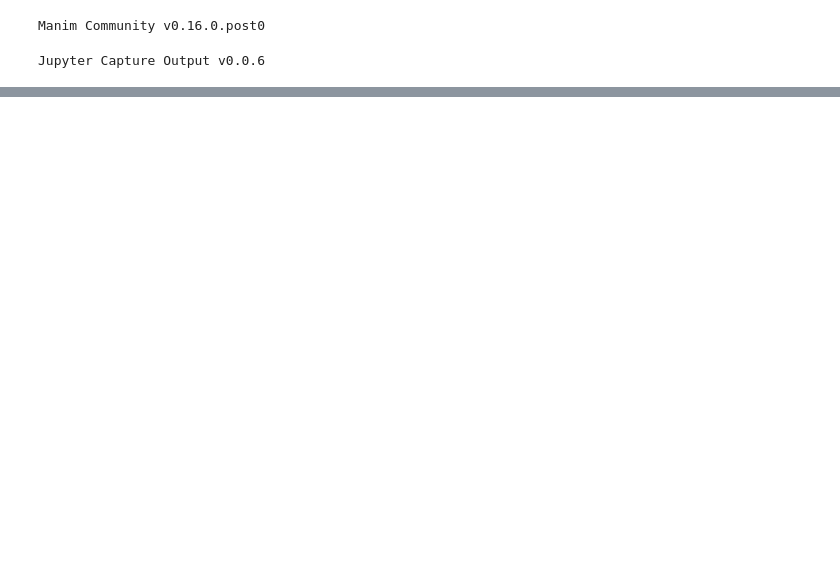
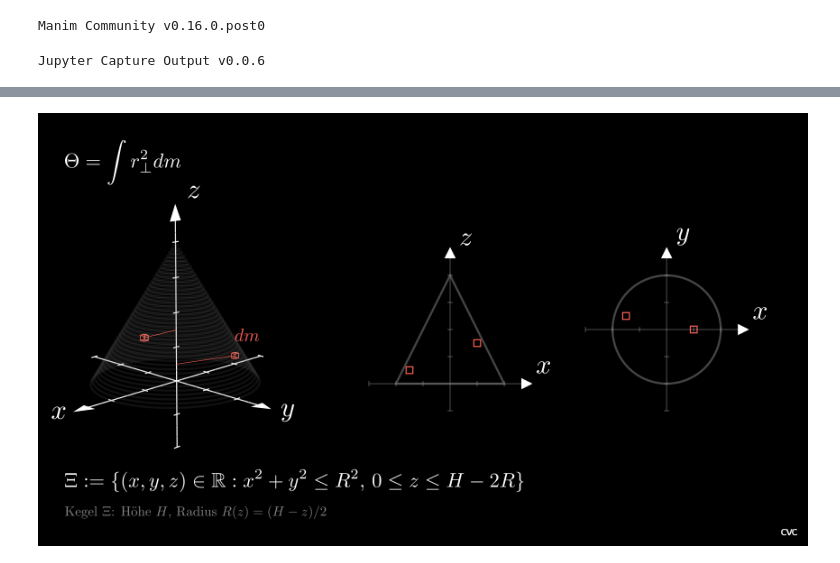
Before and after one commit to CVC97/Physics-Education-Animations, a Jupyter notebook: moment_of_inertia.ipynb, the cells around one changed output, grey strips where cells are left out. Drawn from its saved outputs; the diff is of its cells as text; code cells hidden in the pictures; blank space fills up the shorter version.

Commit message:
All coordinate systems.

```diff
--- a/moment_of_inertia.ipynb
+++ b/moment_of_inertia.ipynb
@@ -41,8 +41,12 @@ class moi_Scene(ThreeDScene):
                     axis = [0, 1, 0], angle = 5*PI/4
                     ).rotate(axis = [1, 0, 0], angle = PI/12).rotate(
                         axis = [0, 1, 0], angle = PI/16
-                        )#.add_coordinates()
+                        )
 
+        x_lab = Tex('$x$', font_size = 64).move_to(CO3D).shift(2*DOWN + 2.75*LEFT)
+        y_lab = Tex('$y$', font_size = 64).move_to(CO3D).shift(2*DOWN + 2.75*RIGHT)
+        z_lab = Tex('$z$', font_size = 64).move_to(CO3D + 0.5*RIGHT).shift(3.3*UP)
+        ax_3D = VGroup(ax, x_lab, y_lab, z_lab)
 
         # Cone
         def cone_circ(z):
@@ -51,9 +55,9 @@ class moi_Scene(ThreeDScene):
 
         cone_circ_list = [cone_circ(z) for z in np.arange(0, 4.01, 0.1)]
 
-
         # Mass-Elements
-        def cone_cube(x, y, z):
+        def cone_cube(pos):
+            x, y, z = pos[0], pos[1], pos[2]
             dm_cube = Cube(side_length = 0.125, fill_opacity = 0, color = RED, stroke_width = 1).rotate(
                     axis = [1, 0, 0], angle = 6*PI/4
                     ).rotate(
@@ -75,31 +79,58 @@ class moi_Scene(ThreeDScene):
             return dm, dV
 
 
-        cone_cube1 = cone_cube(3/2, -1/2, 0.5)
-        cone_cube2 = cone_cube(0, 1.5, 1.5)
-        #cone_cube3 = cone_cube(1/2, -1/2, 2)
+        cc1 = (-3/2, 1/2, 0.5)
+        cc2 = (1, 0, 1.5)
+
+        dm_eq = MathTex(r'dm', color = RED, font_size = 32).move_to([-3.25, -0.1, 0])
+        dV_eq = MathTex(r'dV', color = BLUE, font_size = 32).move_to([-3.25, -0.1, 0])
+
+
+        # 2D-Coordinate Systems
+        ax1 = Axes(x_range = [-3, 3, 1], y_range = [-3, 3, 1], x_length = 6, y_length = 6, axis_config = {"stroke_opacity": 0.25}).move_to([4.5, -0, 0]).scale(0.5)
+        ax1_x_lab = ax1.get_x_axis_label('x')
+        ax1_y_lab = ax1.get_y_axis_label('y')
+
+        ax1_cone = Circle.from_three_points(ax1.c2p(-2, 0, 0), ax1.c2p(0, 2, 0), ax1.c2p(2, 0, 0), color = GREY, stroke_opacity = 0.5)
+        ax1_cc1 = Square(side_length = 0.125, stroke_color = RED, stroke_width = 2).move_to(ax1.c2p(cc1[0], cc1[1], 0))
+        ax1_cc2 = Square(side_length = 0.125, stroke_color = RED, stroke_width = 2).move_to(ax1.c2p(cc2[0], cc2[1], 0))
+
+        ax2 = Axes(x_range = [-3, 3, 1], y_range = [-1, 5, 1], x_length = 6, y_length = 6, axis_config = {"stroke_opacity": 0.25}).move_to([0.5, -0, 0]).scale(0.5)
+        ax2_x_lab = ax2.get_x_axis_label('x')
+        ax2_y_lab = ax2.get_y_axis_label('z')
+
+        ax2_cone = Polygon(ax2.c2p(-2, 0, 0), ax2.c2p(0, 4, 0), ax2.c2p(2, 0, 0), color = GREY, stroke_opacity = 0.5)
+        ax2_cc1 = Square(side_length = 0.125, stroke_color = RED, stroke_width = 2).move_to(ax2.c2p(cc1[0], cc1[2], 0))
+        ax2_cc2 = Square(side_length = 0.125, stroke_color = RED, stroke_width = 2).move_to(ax2.c2p(cc2[0], cc2[2], 0))
+
+        ax_2D = VGroup(ax1, ax1_x_lab, ax1_y_lab, ax2, ax2_x_lab, ax2_y_lab)
 
 
 
+        # self.wait(0.5)
+        # self.play(Create(cone_cube1[0]), run_time = 1.5)
+        # self.play(Create(cone_cube2[0]), run_time = 1.5)
+        # self.wait(0.5)
+        # self.play(Write(moi_eq3))
+        # self.wait(0.5)
+        # self.play(Transform(moi_eq1, moi_eq2), Transform(cone_cube(cc1)[0], cone_cube(cc1))[1]), Transform(cone_cube(cc2))[0], cone_cube(cc2))[1]), run_time = 1.5)
+        # self.wait(0.5)
+        # self.play(Uncreate(moi_eq3))
+        # self.wait(3)
+
         self.add(moi_eq1)
         self.add(cone_eq1, cone_eq2)
-        self.add(ax)
+        self.add(ax_3D)
 
         for cone_circ_i in cone_circ_list:
-            self.wait(0.05)
+        #    self.wait(0.05)
             self.add(cone_circ_i)
 
-        self.wait(0.5)
-        self.play(Create(cone_cube1[0]), run_time = 1.5)
-        self.play(Create(cone_cube2[0]), run_time = 1.5)
-        self.wait(0.5)
-        self.play(Write(moi_eq3))
-        self.wait(0.5)
-        self.play(Transform(moi_eq1, moi_eq2), Transform(cone_cube1[0], cone_cube1[1]), Transform(cone_cube2[0], cone_cube2[1]), run_time = 1.5)
-        self.wait(0.5)
-        self.play(Uncreate(moi_eq3))
-        #self.play(Create(cone_cube3[0]))
-        #self.wait(1.5)
-        #self.play(FadeTransform(cone_cube1[0], cone_cube1[1]), FadeTransform(cone_cube2[0], cone_cube2[1]), FadeTransform(cone_cube3[0], cone_cube3[1]))
-        self.wait(3)
+
+        self.add(cone_cube(cc1)[0], cone_cube(cc2)[0])
+        self.add(dm_eq)
+        self.add(ax_2D)
+        self.add(ax1_cone, ax2_cone)
+        self.add(ax1_cc1, ax1_cc2)
+        self.add(ax2_cc1, ax2_cc2)
 # %% [output]
@@ -106,0 +137 @@ class moi_Scene(ThreeDScene):
+[figure, added]
```
Also changed, not shown: parts of 1 cell of this notebook.
